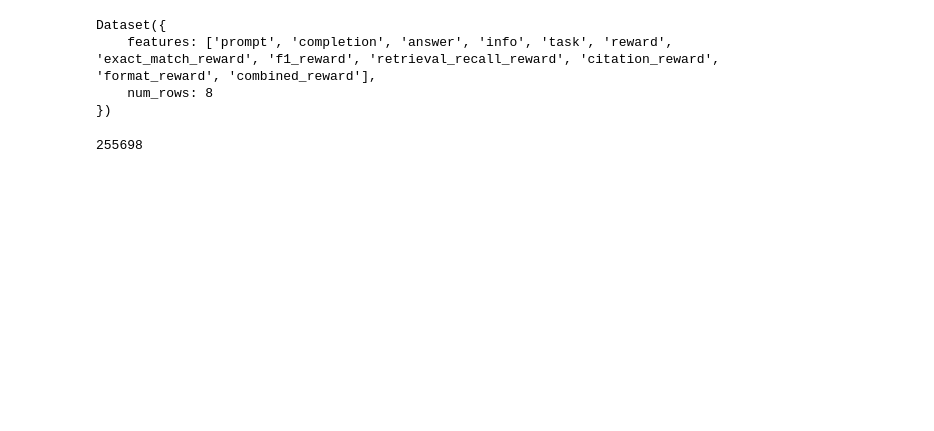
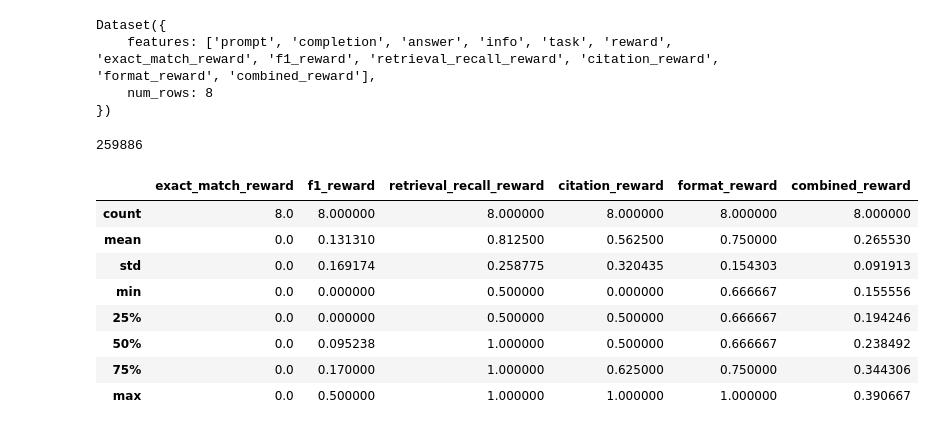
Before and after one commit to bdsaglam/rlvr, a Jupyter notebook: nbs/test_musique_eval.ipynb, the cells around one changed output. Drawn from its saved outputs; the diff is of its cells as text; code cells hidden in the pictures; blank space fills up the shorter version.

```diff
--- a/nbs/test_musique_eval.ipynb
+++ b/nbs/test_musique_eval.ipynb
@@ -16,0 +28,9 @@ assert load_dotenv(), "Failed to load .env file"
+# %%
+openai_client = AsyncOpenAI()
+
+models_response = await openai_client.models.list()
+available_models = [item.id for item in models_response.data if item.object == "model"]
+print("Available models:", available_models)
+
+model = available_models[0]
+print("Using model:", model)
@@ -17,5 +40,4 @@ assert load_dotenv(), "Failed to load .env file"
 # %%
-model = "Qwen/Qwen2.5-7B-Instruct"
 datasets_str = "bdsaglam/musique-mini,answerable,validation[:8]"
 noise_rate = 1.0
 retriever = "hybrid"
@@ -44,12 +66,11 @@ print(f"✅ Environment loaded with {len(vf_env.dataset)} examples")
 
 # Use OpenAI-compatible API client (e.g., for vLLM)
 print("🤖 Using OpenAI-compatible API client...")
-client = OpenAI()
 
 # Run evaluation using the environment
 print("🔄 Running evaluation...")
 results = vf_env.evaluate(
-    client,
+    openai_client,
     model,
     rollouts_per_example=1,
     sampling_args={"temperature": temperature, "max_tokens": max_new_tokens},
@@ -117,4 +139,26 @@ Dataset({
 # %%
 ds.to_json("../outputs/sample.jsonl", orient="records", lines=True)
 # %% [output]
-255698
+259886
+# %%
+df = ds.to_pandas()
+# %%
+metric_cols = [
+    'exact_match_reward',
+    'f1_reward',
+    'retrieval_recall_reward',
+    'citation_reward',
+    'format_reward',
+    'combined_reward',
+]
+df[metric_cols].describe()
+# %% [output]
+|  | exact_match_reward | f1_reward | retrieval_recall_reward | citation_reward | format_reward | combined_reward |
+| count | 8.0 | 8.000000 | 8.000000 | 8.000000 | 8.000000 | 8.000000 |
+| mean | 0.0 | 0.131310 | 0.812500 | 0.562500 | 0.750000 | 0.265530 |
+| std | 0.0 | 0.169174 | 0.258775 | 0.320435 | 0.154303 | 0.091913 |
+| min | 0.0 | 0.000000 | 0.500000 | 0.000000 | 0.666667 | 0.155556 |
+| 25% | 0.0 | 0.000000 | 0.500000 | 0.500000 | 0.666667 | 0.194246 |
+| 50% | 0.0 | 0.095238 | 1.000000 | 0.500000 | 0.666667 | 0.238492 |
+| 75% | 0.0 | 0.170000 | 1.000000 | 0.625000 | 0.750000 | 0.344306 |
+| max | 0.0 | 0.500000 | 1.000000 | 1.000000 | 1.000000 | 0.390667 |
```
Also changed, not shown: parts of 7 cells of this notebook, 19 other files.
